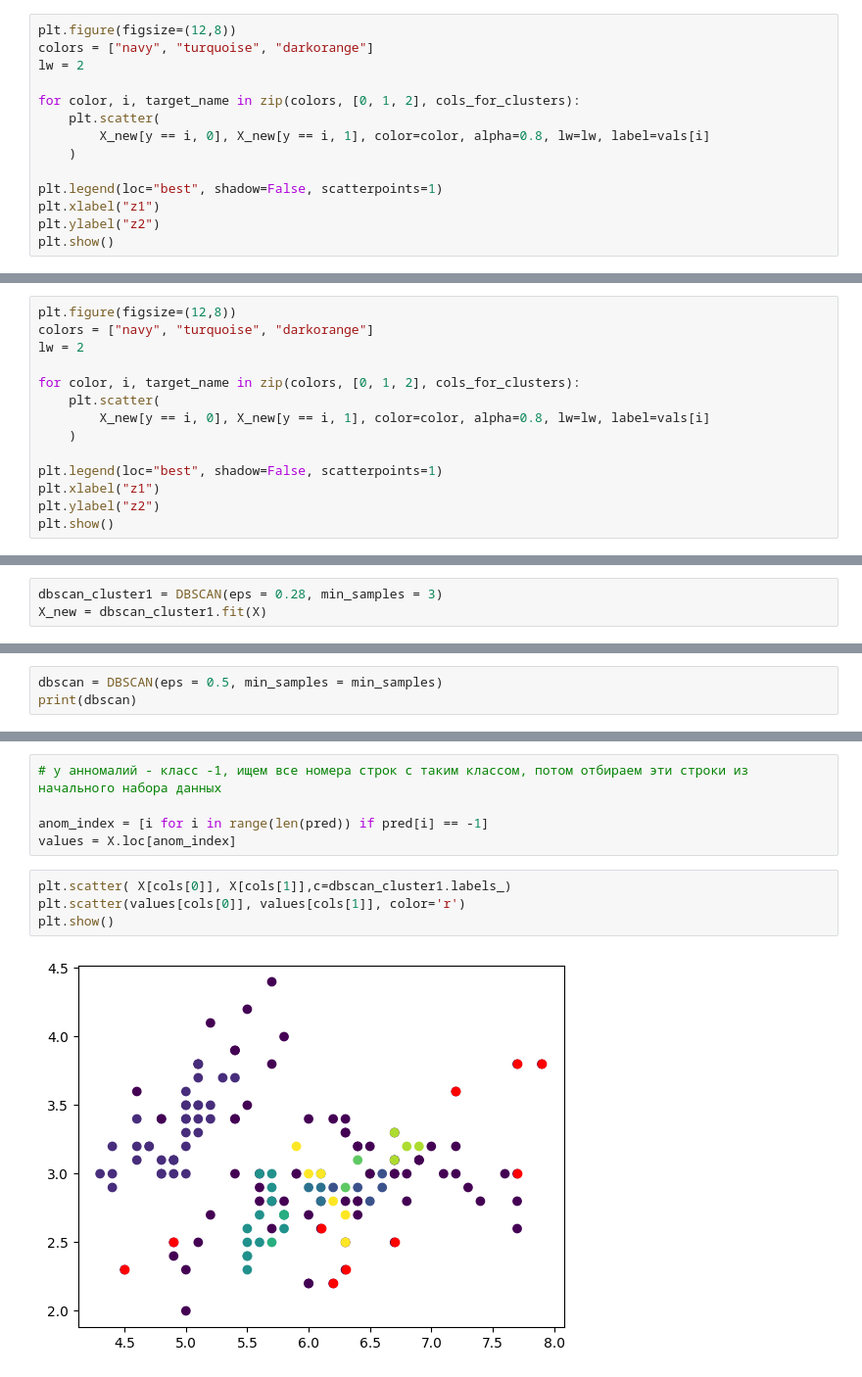
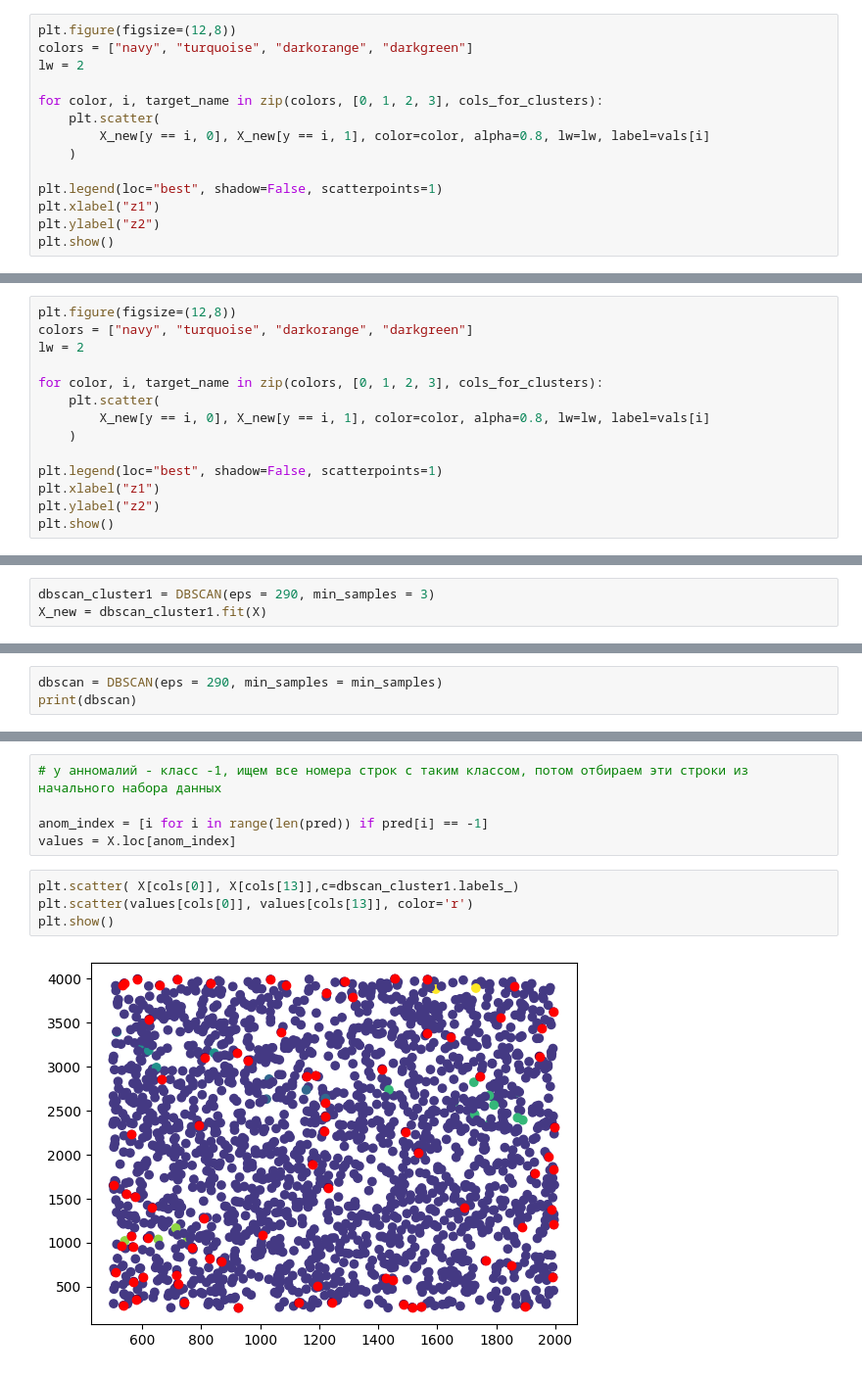
Before and after one commit to Rangulov/PhMathInfo, a Jupyter notebook: Dimensionality_reduction.ipynb, the cells around one changed output, grey strips where cells are left out. Shown at 98% size. Saved outputs shown, nothing was run; the diff lists cells and outputs as text.

```diff
--- a/Dimensionality_reduction.ipynb
+++ b/Dimensionality_reduction.ipynb
@@ -355,10 +143,10 @@ rbf_pca = KernelPCA(n_components=2, kernel='rbf', gamma=0.04)
 X_new = rbf_pca.fit_transform(X)
 # %%
 plt.figure(figsize=(12,8))
-colors = ["navy", "turquoise", "darkorange"]
+colors = ["navy", "turquoise", "darkorange", "darkgreen"]
 lw = 2
 
-for color, i, target_name in zip(colors, [0, 1, 2], cols_for_clusters):
+for color, i, target_name in zip(colors, [0, 1, 2, 3], cols_for_clusters):
     plt.scatter(
         X_new[y == i, 0], X_new[y == i, 1], color=color, alpha=0.8, lw=lw, label=vals[i]
     )
@@ -435,10 +178,10 @@ Kullback-Leibler divergence after optimization:  0.11953599005937576
 No. of iterations:  999
 # %%
 plt.figure(figsize=(12,8))
-colors = ["navy", "turquoise", "darkorange"]
+colors = ["navy", "turquoise", "darkorange", "darkgreen"]
 lw = 2
 
-for color, i, target_name in zip(colors, [0, 1, 2], cols_for_clusters):
+for color, i, target_name in zip(colors, [0, 1, 2, 3], cols_for_clusters):
     plt.scatter(
         X_new[y == i, 0], X_new[y == i, 1], color=color, alpha=0.8, lw=lw, label=vals[i]
     )
@@ -511,7 +201,7 @@ from sklearn.cluster import DBSCAN
 from sklearn.metrics import silhouette_score
 from sklearn.metrics import v_measure_score
 # %%
-dbscan_cluster1 = DBSCAN(eps = 0.28, min_samples = 3)
+dbscan_cluster1 = DBSCAN(eps = 290, min_samples = 3)
 X_new = dbscan_cluster1.fit(X)
 # %%
 # Number of Clusters
@@ -588,6 +267,6 @@ eps  выбирают в точке изгиба графика
 # %% [markdown]
 ## DBSCAN для определения выбросов
 # %%
-dbscan = DBSCAN(eps = 0.5, min_samples = min_samples)
+dbscan = DBSCAN(eps = 290, min_samples = min_samples)
 print(dbscan)
 # %% [output]
@@ -616,8 +295,8 @@ v_measure = 0.6133993238518761
 anom_index = [i for i in range(len(pred)) if pred[i] == -1]
 values = X.loc[anom_index]
 # %%
-plt.scatter( X[cols[0]], X[cols[1]],c=dbscan_cluster1.labels_)
-plt.scatter(values[cols[0]], values[cols[1]], color='r')
+plt.scatter( X[cols[0]], X[cols[13]],c=dbscan_cluster1.labels_)
+plt.scatter(values[cols[0]], values[cols[13]], color='r')
 plt.show()
 # %% [output]
-[figure, old version]
+[figure, new version]
```
Also changed, not shown: parts of 52 cells of this notebook.
